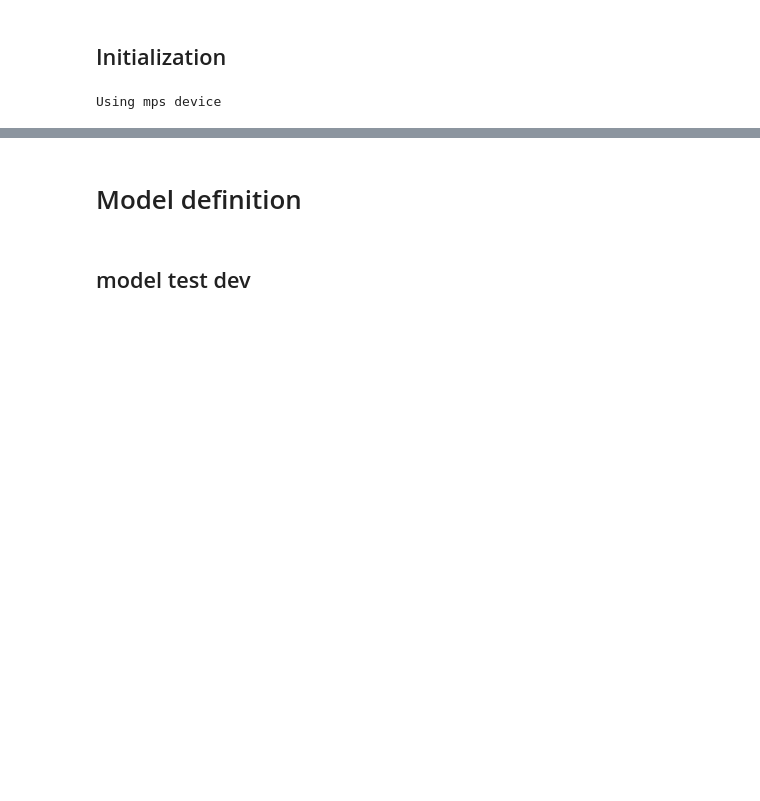
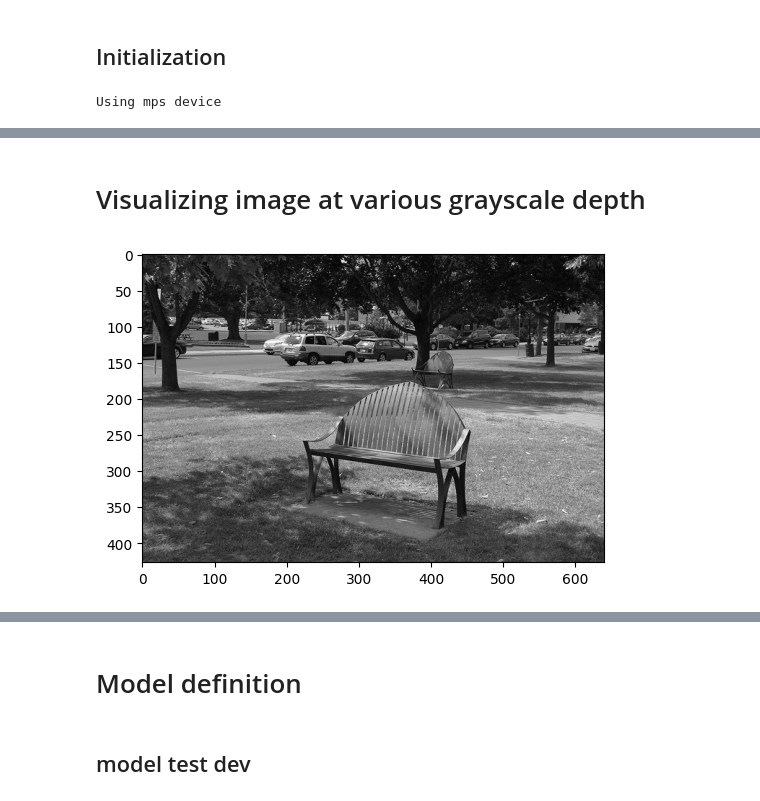
Before and after one commit to sjamthe/customNNexperiments, a Jupyter notebook: 2DSegmentNet-v2.ipynb, the cells around one changed output, grey strips where cells are left out. Saved outputs shown, nothing was run; the diff lists cells and outputs as text; code cells hidden in the pictures; blank space fills up the shorter version.

```diff
--- a/2DSegmentNet-v2.ipynb
+++ b/2DSegmentNet-v2.ipynb
@@ -90,0 +80,9 @@ ValueError: x and y must have same first dimension, but have shapes torch.Size([
+# %% [markdown]
+# Visualizing image at various grayscale depth
+# %%
+# Get the image data as a NumPy array
+grayscale_array = np.array(grayscale_image)
+plt.imshow(grayscale_image, cmap="gray")
+plt.show()
+# %% [output]
+[figure, added]
```
Also changed, not shown: parts of 26 cells of this notebook.
